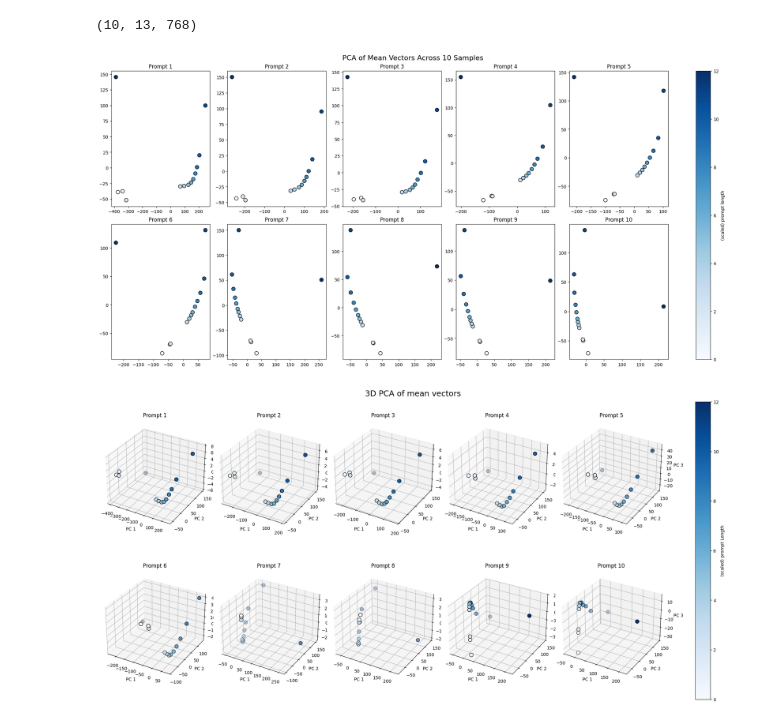
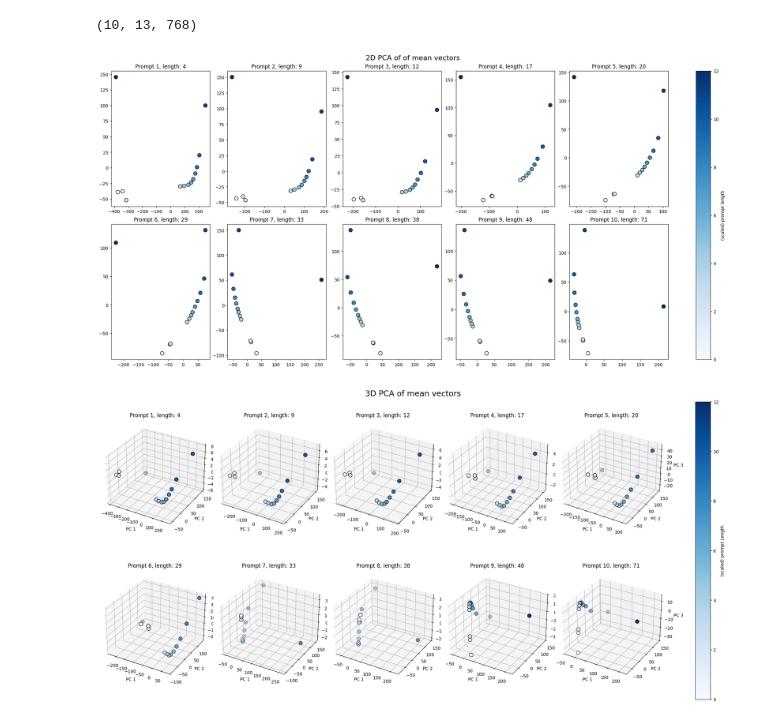
Before and after one commit to filippobezzi/transformer_geometrical_analysis, a Jupyter notebook: buffer_analysis.ipynb, the cells around one changed output. Cells and saved outputs as stored; diff of their text form; code cells hidden in the pictures.

```diff
--- a/buffer_analysis.ipynb
+++ b/buffer_analysis.ipynb
@@ -43,11 +45,11 @@ volumes = []
 gd = []
 cos_sim = []
 mean_vector = []
+rank_matrix = {}
 
 # Read prompts from file
 with open("prompts.txt", "r") as f:
     prompts = [line.strip() for line in f.readlines() if line.strip()]
-
 
 # Loop over the prompts
 for p in prompts:
@@ -56,6 +58,8 @@ for p in prompts:
     phrase_gd = []
     phrase_cos_sim = []
     phrase_mean_vector = []
+    rank_matrix[p] = []
+    phrase_rank_matrix = []
 
     # Get the buffer state
     buffer_states = get_buffer_states(p)
@@ -104,11 +108,19 @@ for p in prompts:
         # Update reference buffer
         buffer_reduced_0 = buffer_reduced
 
+        # ===== RANK MATRIX =====
+        Q = bg.extract_Q()
+        phrase_rank_matrix = np.vstack(Q)
+
+
     # Append results for this phrase
     volumes.append(phrase_volumes)
     gd.append(phrase_gd)
     cos_sim.append(phrase_cos_sim)
     mean_vector.append(phrase_mean_vector)
+    rank_matrix[p].append(phrase_rank_matrix)
+
+    print(buffer_states.shape)
 
 # Convert to NumPy arrays
 volumes = np.array(volumes)
@@ -192,26 +218,26 @@ np.shape(mean_vector)
 # %%
 # Create subplots
 fig, axs = plt.subplots(2, 5, figsize=(20, 10), constrained_layout=True)
 axs = axs.flatten()
 
 num_points = mean_vector.shape[1]
 colors = np.arange(num_points)
 
 for i in range(10):
     fixed_mean_vector = mean_vector[i, :, :]
 
     pca = PCA(n_components=2)
     proj = pca.fit_transform(fixed_mean_vector)
 
     scatter = axs[i].scatter(proj[:, 0], proj[:, 1], c=colors, cmap="Blues", s=70, edgecolor="black")
-    axs[i].set_title(f"Prompt {i+1}")
+    axs[i].set_title(f"Prompt {i+1}, length: {word_counts[i]}")
 
 # Shared colorbar
 cbar = fig.colorbar(scatter, ax=axs, label="(scaled) prompt length")
-fig.suptitle("PCA of Mean Vectors Across 10 Samples", fontsize=16)
+fig.suptitle("2D PCA of of mean vectors", fontsize=16)
 plt.show()
 # %% [output]
-[figure, old version]
+[figure, new version]
 # %%
 # Create subplots
 fig = plt.figure(figsize=(20, 10), constrained_layout=True)
@@ -227,7 +253,7 @@ for i in range(10):
     proj = pca.fit_transform(fixed_mean_vector)
 
     scatter = axs[i].scatter(proj[:, 0], proj[:, 1], proj[:, 2], c=colors, cmap="Blues", s=70, edgecolor="black")
-    axs[i].set_title(f"Prompt {i+1}")
+    axs[i].set_title(f"Prompt {i+1}, length: {word_counts[i]}")
     axs[i].set_xlabel("PC 1")
     axs[i].set_ylabel("PC 2")
     axs[i].set_zlabel("PC 3")
@@ -237,4 +263,4 @@ fig.colorbar(scatter, ax=axs, label="(scaled) prompt Length", orientation='verti
 fig.suptitle("3D PCA of mean vectors", fontsize=18)
 plt.show()
 # %% [output]
-[figure, old version]
+[figure, new version]
```
Also changed, not shown: parts of 9 cells of this notebook, 3 other files.
